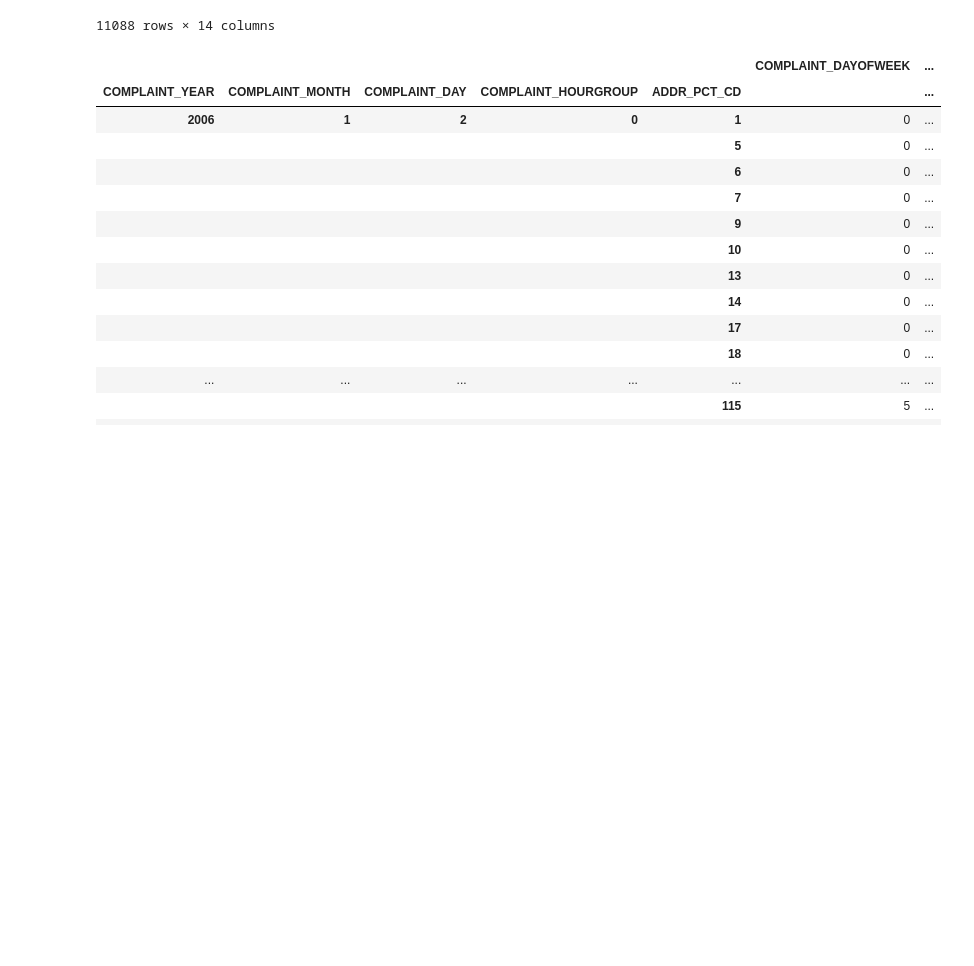
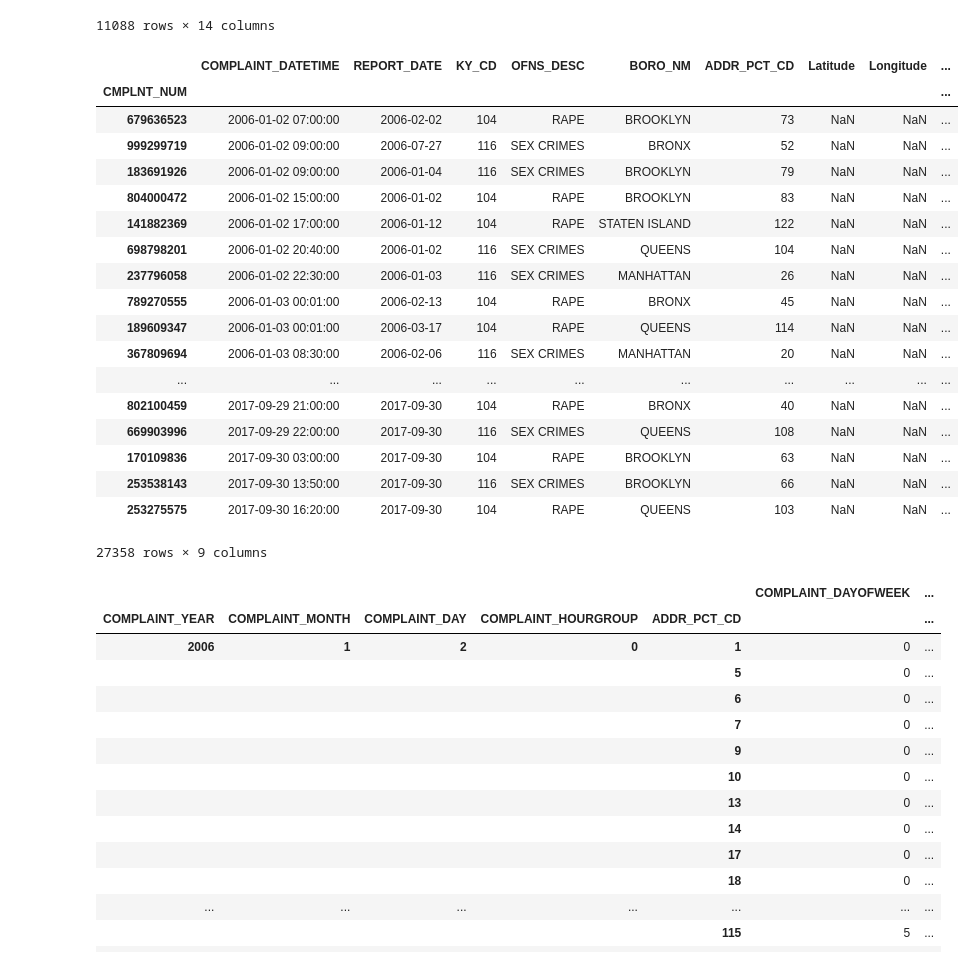
Before and after one commit to oracleofnj/precrime, a Jupyter notebook: exploratory-notebooks/FinalExploration.ipynb, the cells around one changed output. Drawn from its saved outputs; the diff is of its cells as text; code cells hidden in the pictures; blank space fills up the shorter version.

```diff
--- a/exploratory-notebooks/FinalExploration.ipynb
+++ b/exploratory-notebooks/FinalExploration.ipynb
@@ -92,6 +95,28 @@ nypd_data.pivot_table(
 |  |  | 122 | 0 | 0 | 0 | 0 | 0 | ... |
 |  |  | 123 | 0 | 0 | 0 | 0 | 0 | ... |
 11088 rows × 14 columns
+# %%
+nypd_data[nypd_data['OFFENSE'] == 'Rape']
+# %% [output]
+|  | COMPLAINT_DATETIME | REPORT_DATE | KY_CD | OFNS_DESC | BORO_NM | ADDR_PCT_CD | Latitude | Longitude | ... |
+| CMPLNT_NUM |  |  |  |  |  |  |  |  | ... |
+| 679636523 | 2006-01-02 07:00:00 | 2006-02-02 | 104 | RAPE | BROOKLYN | 73 | NaN | NaN | ... |
+| 999299719 | 2006-01-02 09:00:00 | 2006-07-27 | 116 | SEX CRIMES | BRONX | 52 | NaN | NaN | ... |
+| 183691926 | 2006-01-02 09:00:00 | 2006-01-04 | 116 | SEX CRIMES | BROOKLYN | 79 | NaN | NaN | ... |
+| 804000472 | 2006-01-02 15:00:00 | 2006-01-02 | 104 | RAPE | BROOKLYN | 83 | NaN | NaN | ... |
+| 141882369 | 2006-01-02 17:00:00 | 2006-01-12 | 104 | RAPE | STATEN ISLAND | 122 | NaN | NaN | ... |
+| 698798201 | 2006-01-02 20:40:00 | 2006-01-02 | 116 | SEX CRIMES | QUEENS | 104 | NaN | NaN | ... |
+| 237796058 | 2006-01-02 22:30:00 | 2006-01-03 | 116 | SEX CRIMES | MANHATTAN | 26 | NaN | NaN | ... |
+| 789270555 | 2006-01-03 00:01:00 | 2006-02-13 | 104 | RAPE | BRONX | 45 | NaN | NaN | ... |
+| 189609347 | 2006-01-03 00:01:00 | 2006-03-17 | 104 | RAPE | QUEENS | 114 | NaN | NaN | ... |
+| 367809694 | 2006-01-03 08:30:00 | 2006-02-06 | 116 | SEX CRIMES | MANHATTAN | 20 | NaN | NaN | ... |
+| ... | ... | ... | ... | ... | ... | ... | ... | ... | ... |
+| 802100459 | 2017-09-29 21:00:00 | 2017-09-30 | 104 | RAPE | BRONX | 40 | NaN | NaN | ... |
+| 669903996 | 2017-09-29 22:00:00 | 2017-09-30 | 116 | SEX CRIMES | QUEENS | 108 | NaN | NaN | ... |
+| 170109836 | 2017-09-30 03:00:00 | 2017-09-30 | 104 | RAPE | BROOKLYN | 63 | NaN | NaN | ... |
+| 253538143 | 2017-09-30 13:50:00 | 2017-09-30 | 116 | SEX CRIMES | BROOKLYN | 66 | NaN | NaN | ... |
+| 253275575 | 2017-09-30 16:20:00 | 2017-09-30 | 104 | RAPE | QUEENS | 103 | NaN | NaN | ... |
+27358 rows × 9 columns
 # %%
 add_datetime_columns(nypd_data)
 # %%
```
Also changed, not shown: parts of 1 cell of this notebook, 1 other file.
